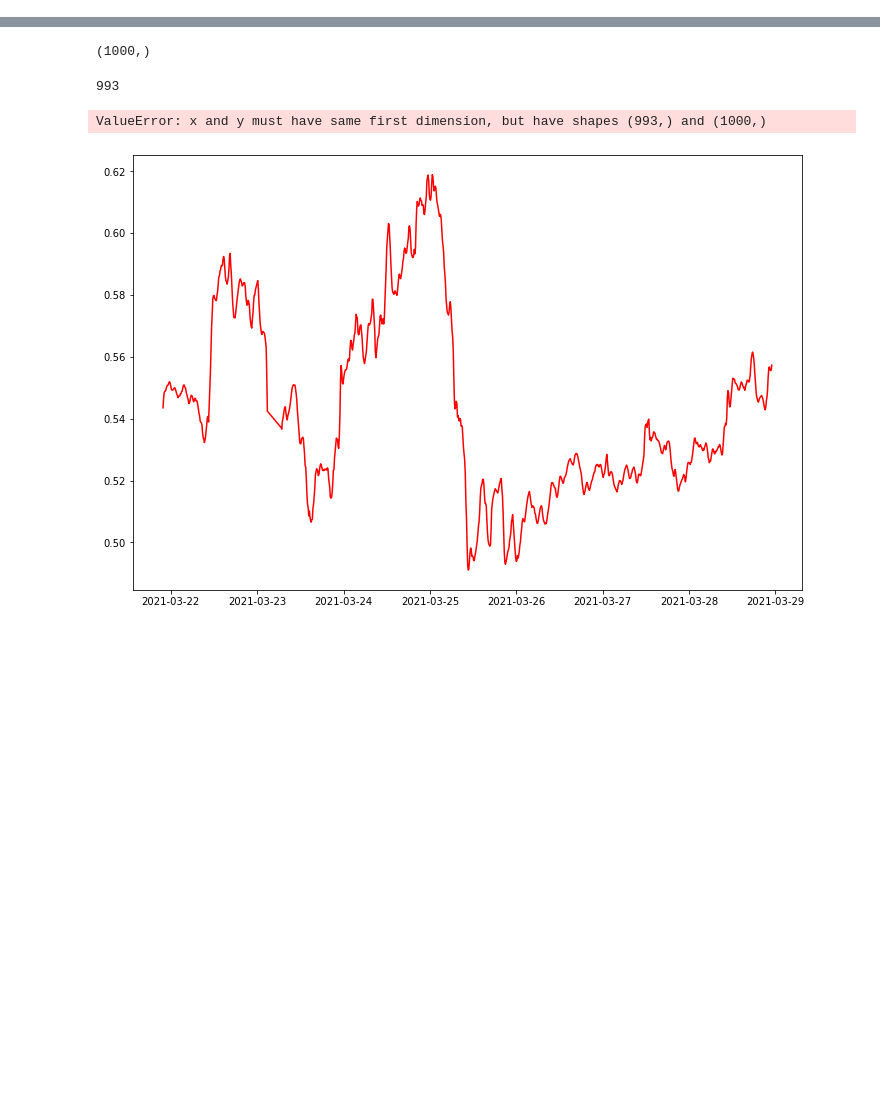
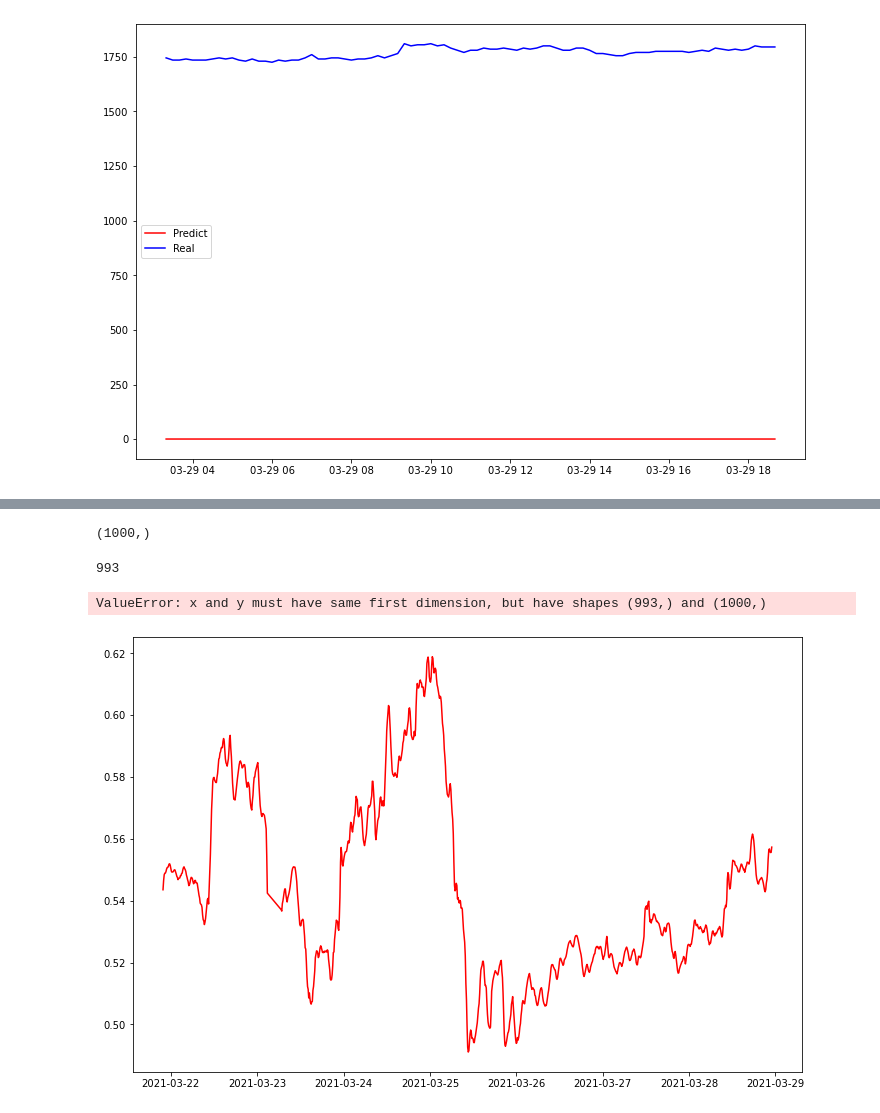
Before and after one commit to Joonyeong97/Upbit_Coin_Predict, a Jupyter notebook: Upbit_LSTM.ipynb, the cells around one changed output, grey strips where cells are left out. Cells and saved outputs as stored; diff of their text form; code cells hidden in the pictures; blank space fills up the shorter version.

Commit message:
0406
Lstm class 수정완료
model load 사용가능

```diff
--- a/Upbit_LSTM.ipynb
+++ b/Upbit_LSTM.ipynb
@@ -220,0 +254,6 @@ history = My_LSTM.traing_lstm(data[1],epochs=1,callbacks='go')
+# %%
+mylstm = My_Lstm()
+# %%
+mud = My_Upbit_Data(coinid='ZRX')
+# %%
+times, data = mud.load_ml_data(col='open', interval='minute10', rows=20000)
@@ -220,0 +266,2 @@ history = My_LSTM.traing_lstm(data[1],epochs=1,callbacks='go')
+# %%
+history = mylstm.traing_lstm(dataframe=data,scale=False,col='open',epochs=50,loss='mse',metrics=tf.keras.metrics.RootMeanSquaredError(),callbacks='go')
@@ -220,0 +287,4 @@ history = My_LSTM.traing_lstm(data[1],epochs=1,callbacks='go')
+# %%
+mylstm.predict_plot(times,ranges=[18900,19000])
+# %% [output]
+[figure, added]
```
Also changed, not shown: parts of 22 cells of this notebook, 5 other files.
